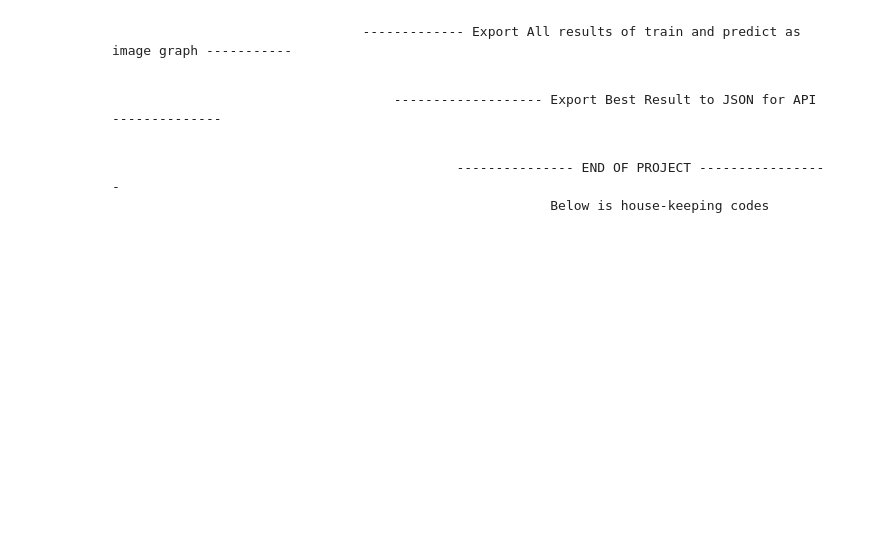
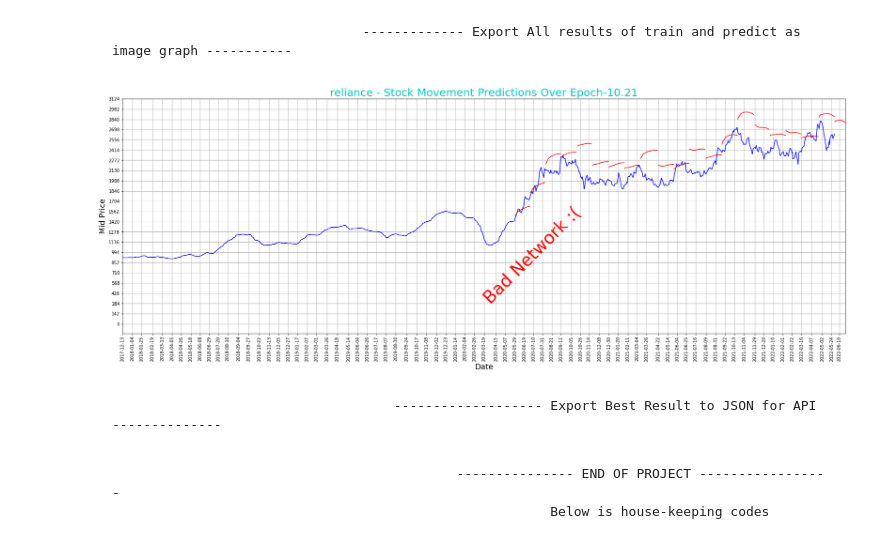
Before and after one commit to keshav-space/LSTMforStocks, a Jupyter notebook: Stock_Prediction_LSTM.ipynb, the cells around one changed output. Cells and saved outputs as stored; diff of their text form; code cells hidden in the pictures; blank space fills up the shorter version.

```diff
--- a/Stock_Prediction_LSTM.ipynb
+++ b/Stock_Prediction_LSTM.ipynb
@@ -877,36 +903,36 @@ def save_graph(epoche_no, color, comment):
         )
         # plt.xlim(index_to_date_map(train_end_index - 600), index_to_date_map(xval[-1]))
         plt.xlim(
             index_to_date_map(train_end_index - 600),
             index_to_date_map(result_train_and_predictions["x_axis_seq"][-1][-1]),
         )
-        if not os.path.exists("png-export"):
-            os.makedirs("png-export")
         plt.savefig(
-            "/content/png-export/foo-{}.{}.png".format(epoche_no - 1, count), bbox_inches="tight"
+            dir_learning_images + "/{}/foo-{}.{}.png".format(stock_name, epoche_no - 1, count), bbox_inches="tight"
         )
         count += 1
 
 
 mse = []
 for key, value in result_train_and_predictions.items():
     if key == "x_axis_seq":
         continue
     mse.append(value["MSE"])
 mse = sorted(mse)
 mse = mse[:10]
 
 for i in range(len(mse)):
     for key, value in result_train_and_predictions.items():
         if key == "x_axis_seq":
             continue
         if value["MSE"] == mse[i]:
             plt.close()
             color = "r" if i > 4 else "g"
             comment = "Bad Network :(" if i > 4 else "Doing Good!"
             if i == 0:
                 comment = "Best Result! :)"
             save_graph(int(key), color, comment)
+# %% [output]
+[figure, added]
 # %% [markdown]
                                         ------------------- Export Best Result to JSON for API --------------
 # %%
```
Also changed, not shown: parts of 15 cells of this notebook.
